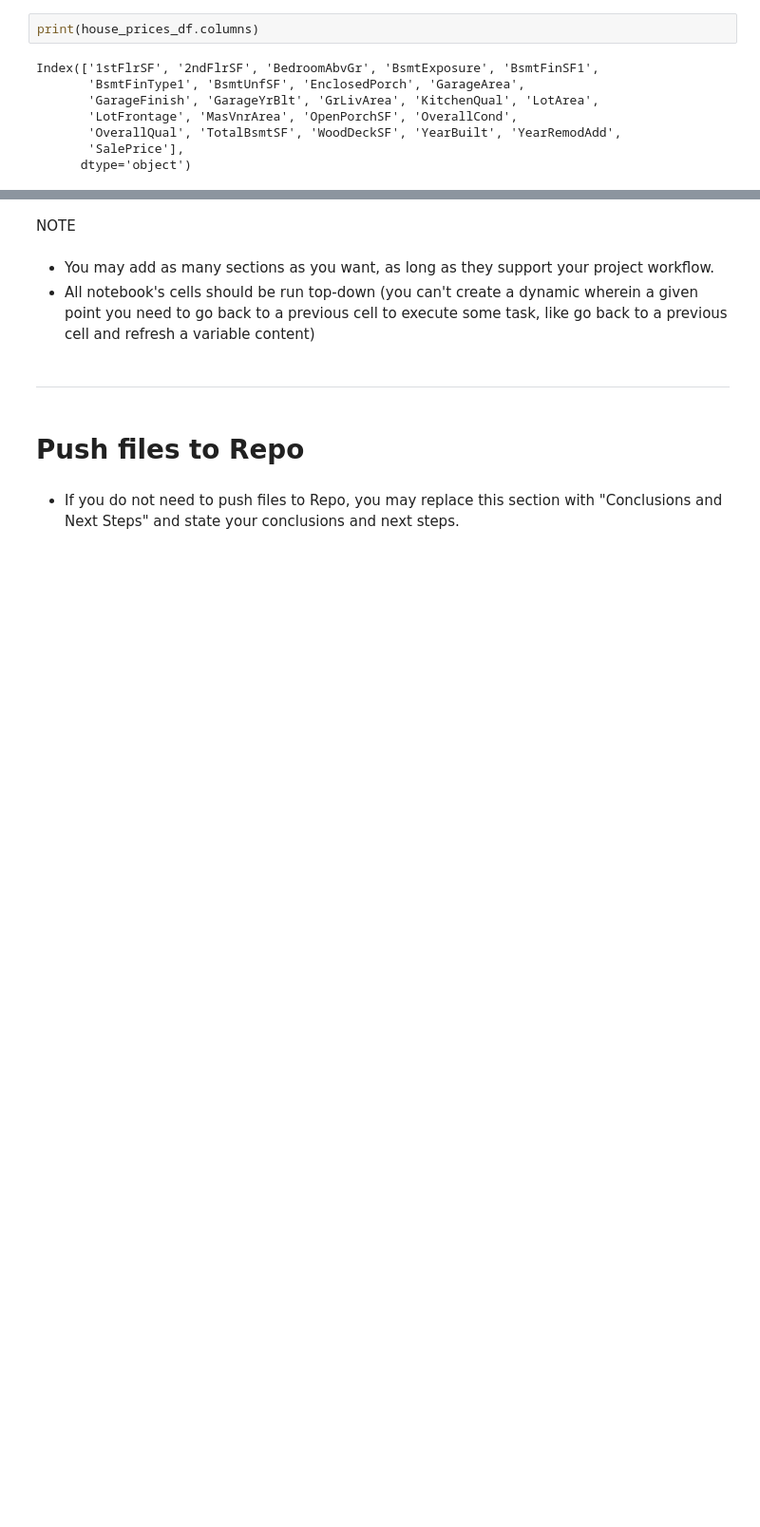
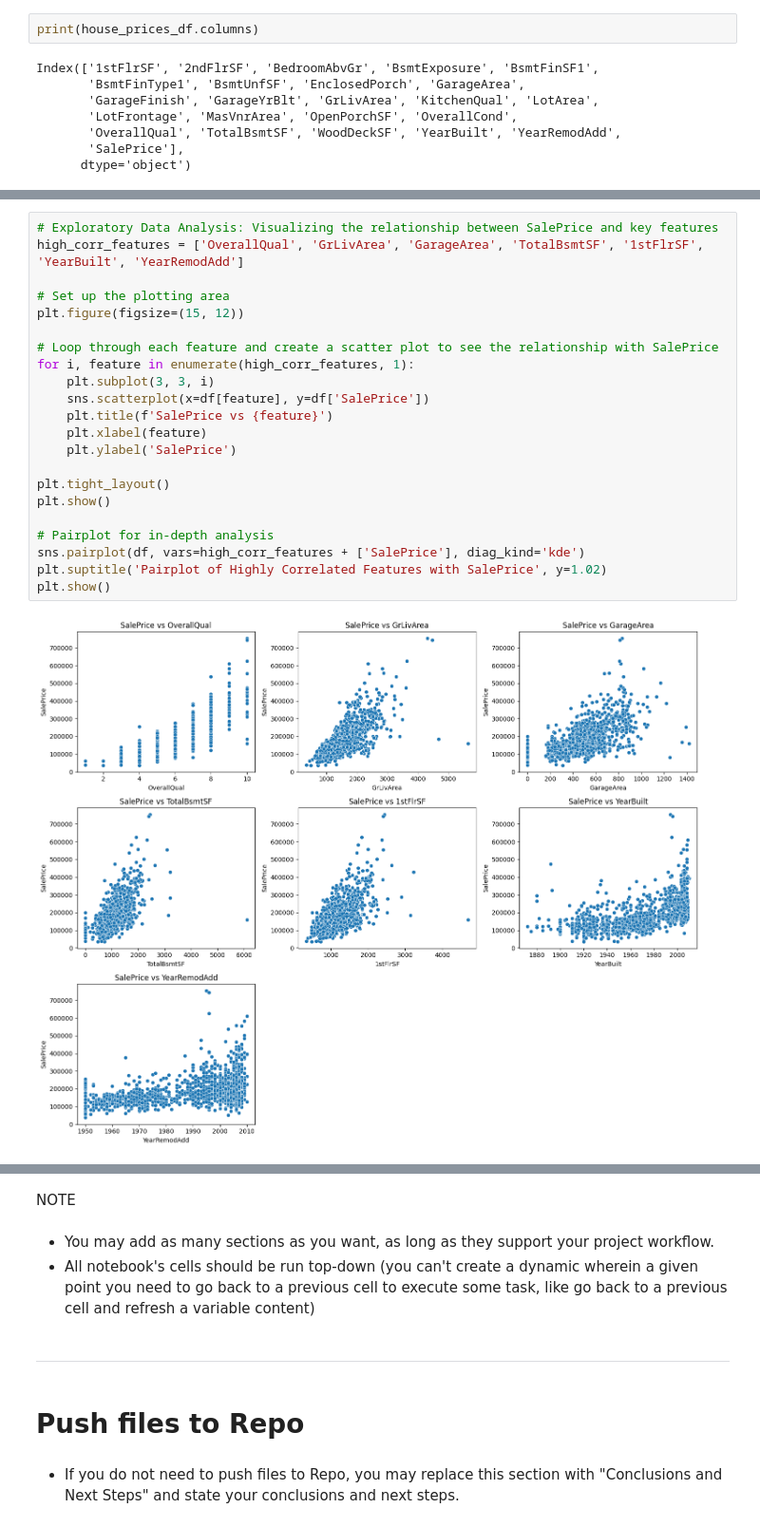
Before and after one commit to johnfurlong98/house_project1, a Jupyter notebook: jupyter_notebooks/Notebook_Template.ipynb, the cells around one changed output, grey strips where cells are left out. Shown at 95% size. Saved outputs shown, nothing was run; the diff lists cells and outputs as text; blank space fills up the shorter version.

```diff
--- a/jupyter_notebooks/Notebook_Template.ipynb
+++ b/jupyter_notebooks/Notebook_Template.ipynb
@@ -796,0 +955,24 @@ Index(['1stFlrSF', '2ndFlrSF', 'BedroomAbvGr', 'BsmtExposure', 'BsmtFinSF1',
+# %%
+# Exploratory Data Analysis: Visualizing the relationship between SalePrice and key features
+high_corr_features = ['OverallQual', 'GrLivArea', 'GarageArea', 'TotalBsmtSF', '1stFlrSF', 'YearBuilt', 'YearRemodAdd']
+
+# Set up the plotting area
+plt.figure(figsize=(15, 12))
+
+# Loop through each feature and create a scatter plot to see the relationship with SalePrice
+for i, feature in enumerate(high_corr_features, 1):
+    plt.subplot(3, 3, i)
+    sns.scatterplot(x=df[feature], y=df['SalePrice'])
+    plt.title(f'SalePrice vs {feature}')
+    plt.xlabel(feature)
+    plt.ylabel('SalePrice')
+
+plt.tight_layout()
+plt.show()
+
+# Pairplot for in-depth analysis
+sns.pairplot(df, vars=high_corr_features + ['SalePrice'], diag_kind='kde')
+plt.suptitle('Pairplot of Highly Correlated Features with SalePrice', y=1.02)
+plt.show()
+# %% [output]
+[figure, added]
```
Also changed, not shown: parts of 6 cells of this notebook.
